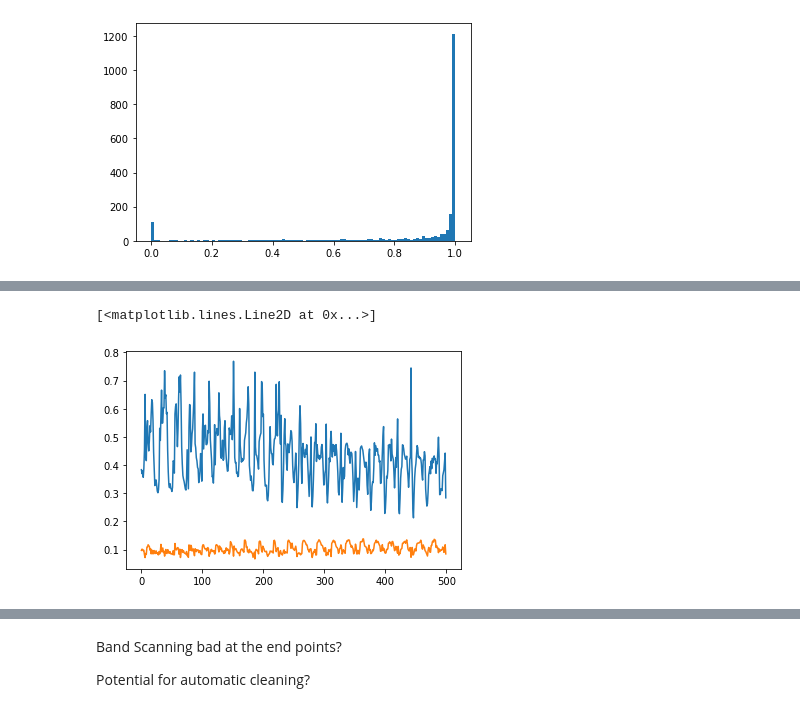
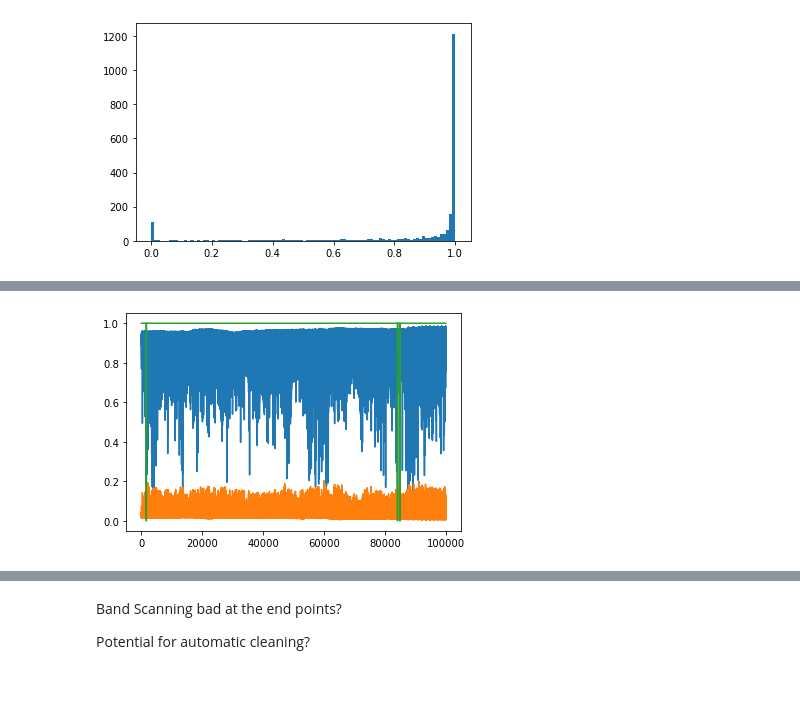
Before and after one commit to yoavfreund/Bathymetry, a Jupyter notebook: Hugh/Analysis.ipynb, the cells around one changed output, grey strips where cells are left out. Drawn from its saved outputs; the diff is of its cells as text; code cells hidden in the pictures; blank space fills up the shorter version.

```diff
--- a/Hugh/Analysis.ipynb
+++ b/Hugh/Analysis.ipynb
@@ -70,11 +72,15 @@ i=323
+# %%
+_mean=np.mean(preds,axis=1)
+smooth_mean=savgol_filter(_mean, 51, 3)
+_std=np.std(preds,axis=1)
+#i=22000; j=22500
+i=9500; j=10000
 # %%
-_mean=np.mean(preds,axis=1)
-smooth_mean=savgol_filter(_mean, 51, 3)
-_std=np.std(preds,axis=1)
-#i=22000; j=22500
-i=15000; j=15500
-plot(_mean[i:j])
-plot(_std[i:j])
+def plot_scores(_mean,_std,human,i=0,j=-1):
+    plot(_mean[i:j])
+    plot(_std[i:j])
+    plot(human[i:j])
-# %% [output]
-[<matplotlib.lines.Line2D at 0x...>]
-[figure, removed]
+# %%
+plot_scores(_mean,_std,human);
+# %% [output]
+[figure, added]
```
Also changed, not shown: parts of 12 cells of this notebook.
